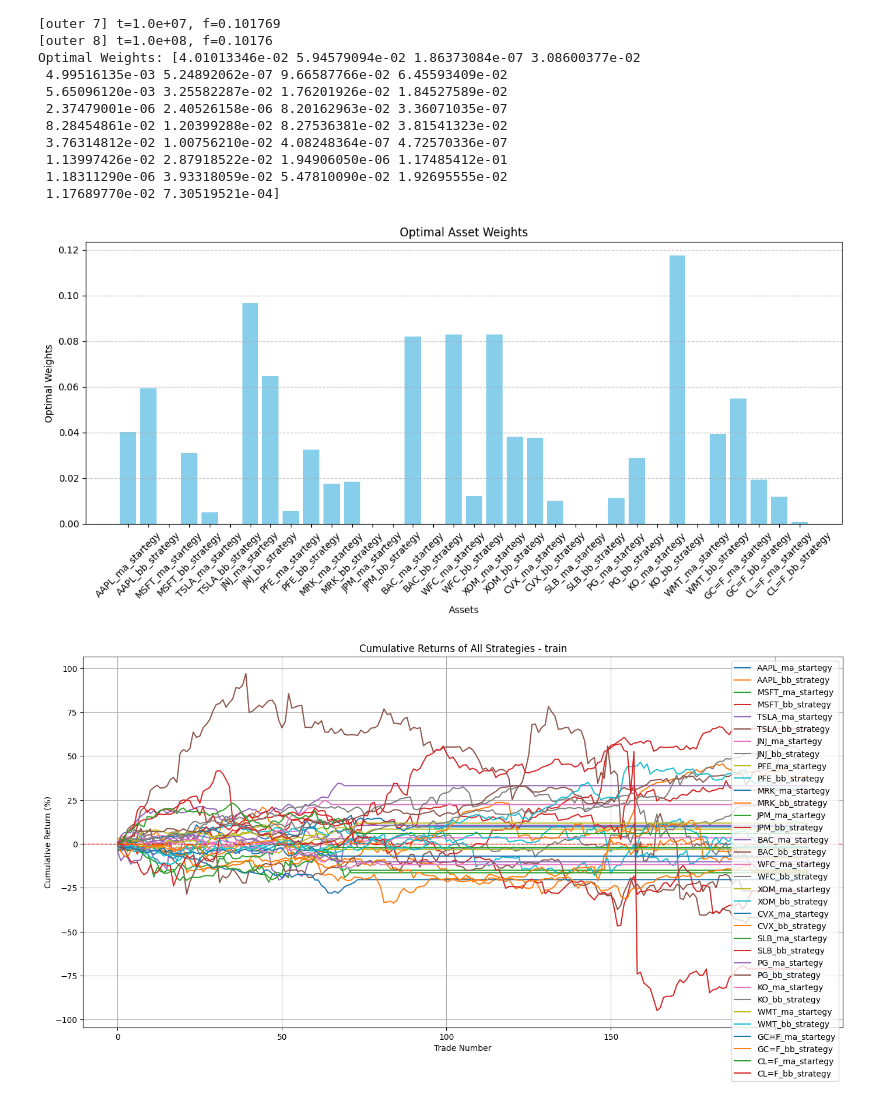
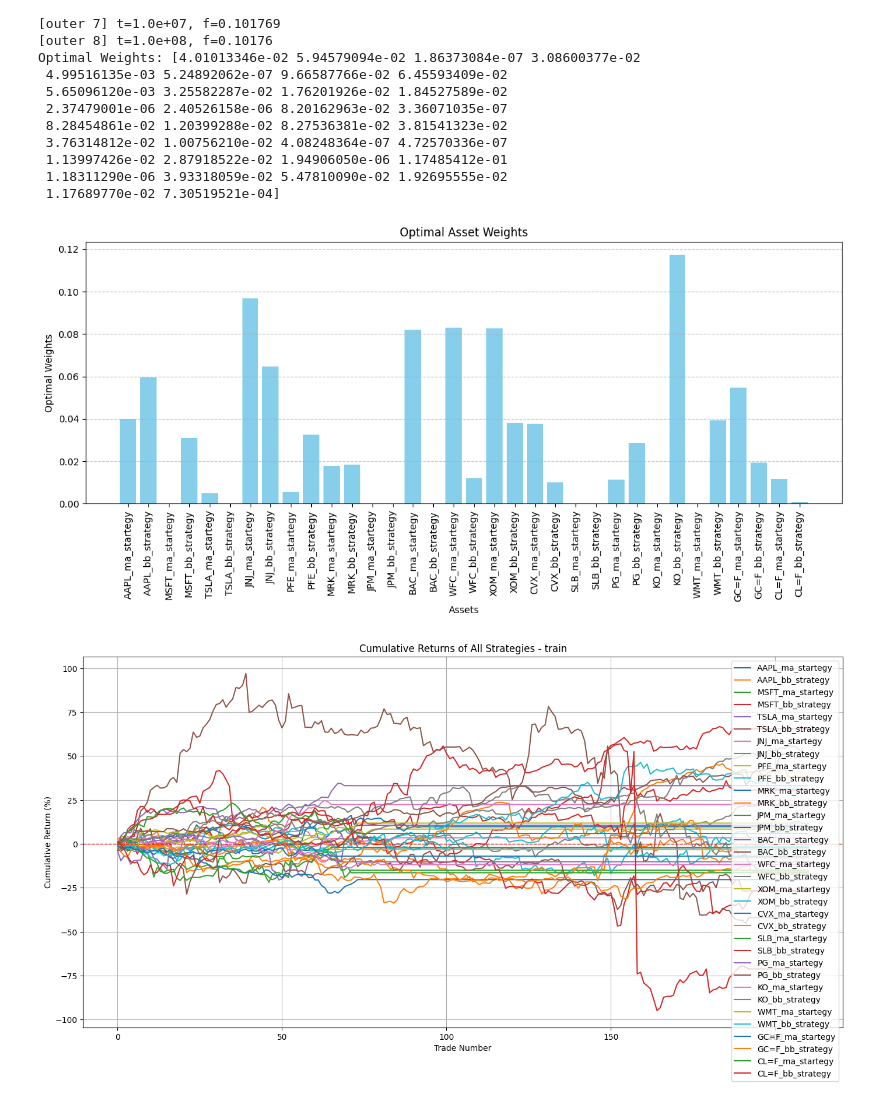
Before and after one commit to LK-NV/numeric-opt-project, a Jupyter notebook: research.ipynb, the cells around one changed output. Cells and saved outputs as stored; diff of their text form; code cells hidden in the pictures.

Commit message:
Prettfy graphs

```diff
--- a/research.ipynb
+++ b/research.ipynb
@@ -500,18 +500,18 @@ Optimal Weights: [4.01013346e-02 5.94579094e-02 1.86373084e-07 3.08600377e-02
  1.17689770e-02 7.30519521e-04]
 # %%
 # Bar plot of optimal weights and their corresponding labels
-lables = train_pnls.columns
+labels = train_pnls.columns
 plt.figure(figsize=(12, 6))
-plt.bar(lables, optimal_weights, color='skyblue')
+plt.bar(labels, optimal_weights, color='skyblue')
 plt.xlabel('Assets')
 plt.ylabel('Optimal Weights')
 plt.title('Optimal Asset Weights')
-plt.xticks(rotation=45)
+plt.xticks(rotation=90)
 plt.grid(axis='y', linestyle='--', alpha=0.7)
 plt.tight_layout()
 plt.show()
 # %% [output]
-[figure, old version]
+[figure, new version]
 # %%
 def plot_cumulative_returns(pnls: pd.DataFrame, optimal_weights: np.ndarray, split: str):
     """
```
